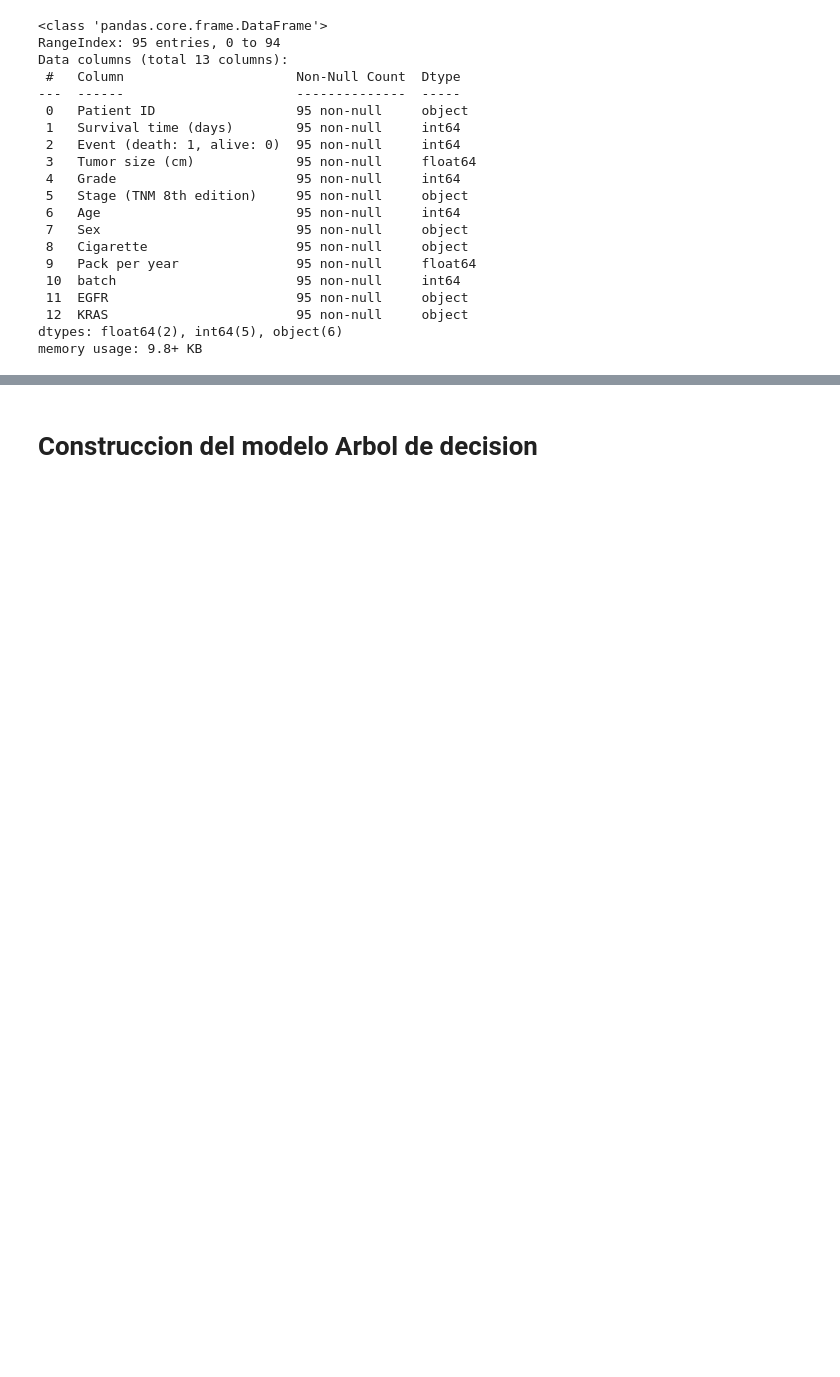
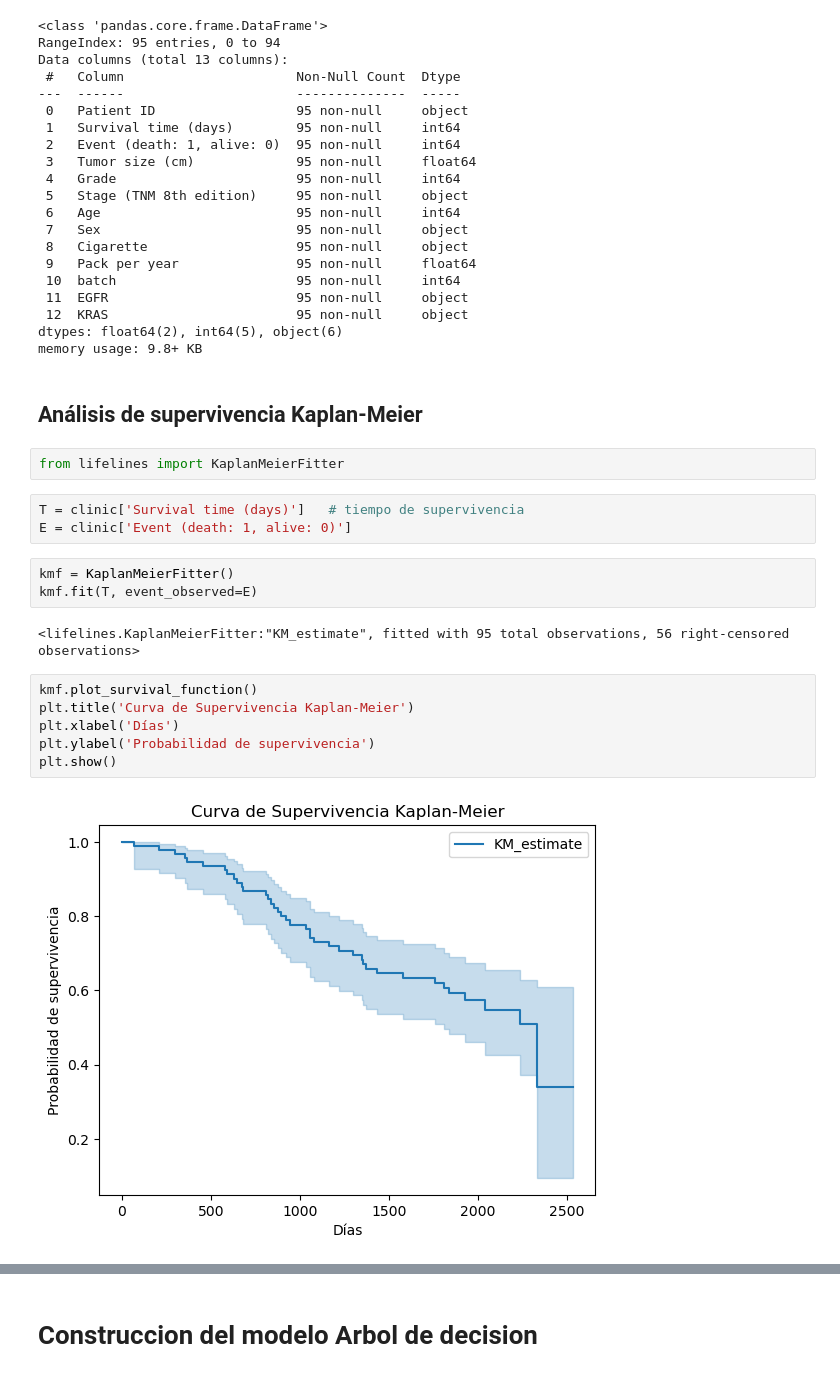
Before and after one commit to Alexis-martinezr/Machine-learning-biociencias, a Jupyter notebook: Predicción de tiempo de supervivencia al cancer con machine learning.ipynb, the cells around one changed output, grey strips where cells are left out. Cells and saved outputs as stored; diff of their text form; blank space fills up the shorter version.

Commit message:
Actualiza script de análisis

```diff
--- a/Predicción de tiempo de supervivencia al cancer con machine learning.ipynb
+++ b/Predicción de tiempo de supervivencia al cancer con machine learning.ipynb
@@ -339,3 +619,23 @@ Data columns (total 13 columns):
  12  KRAS                        95 non-null     object
 dtypes: float64(2), int64(5), object(6)
 memory usage: 9.8+ KB
+# %% [markdown]
+## Análisis de supervivencia Kaplan-Meier
+# %%
+from lifelines import KaplanMeierFitter
+# %%
+T = clinic['Survival time (days)']   # tiempo de supervivencia
+E = clinic['Event (death: 1, alive: 0)']
+# %%
+kmf = KaplanMeierFitter()
+kmf.fit(T, event_observed=E)
+# %% [output]
+<lifelines.KaplanMeierFitter:"KM_estimate", fitted with 95 total observations, 56 right-censored observations>
+# %%
+kmf.plot_survival_function()
+plt.title('Curva de Supervivencia Kaplan-Meier')
+plt.xlabel('Días')
+plt.ylabel('Probabilidad de supervivencia')
+plt.show()
+# %% [output]
+[figure, added]
```
Also changed, not shown: parts of 97 cells of this notebook, 1 other file.
